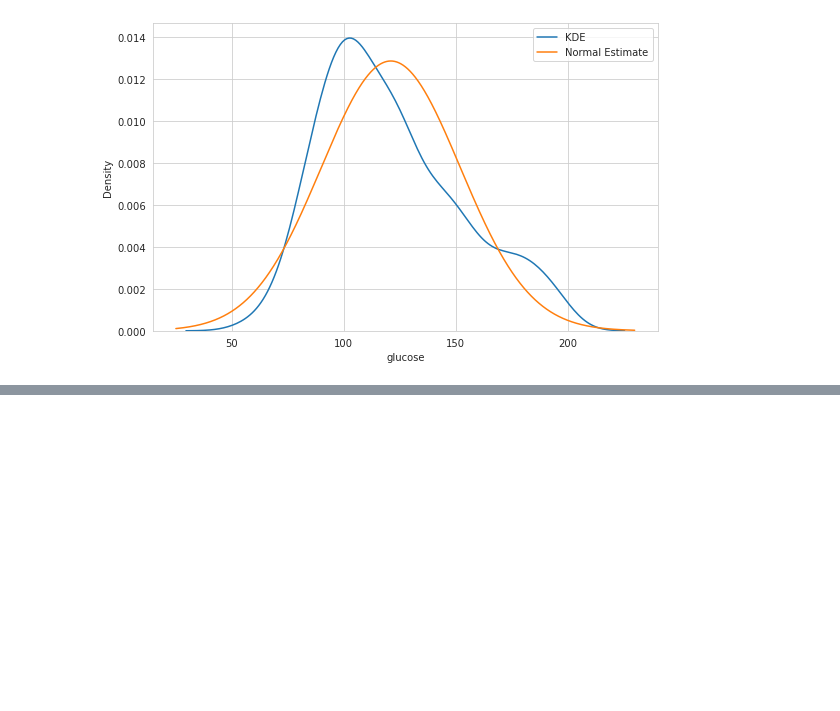
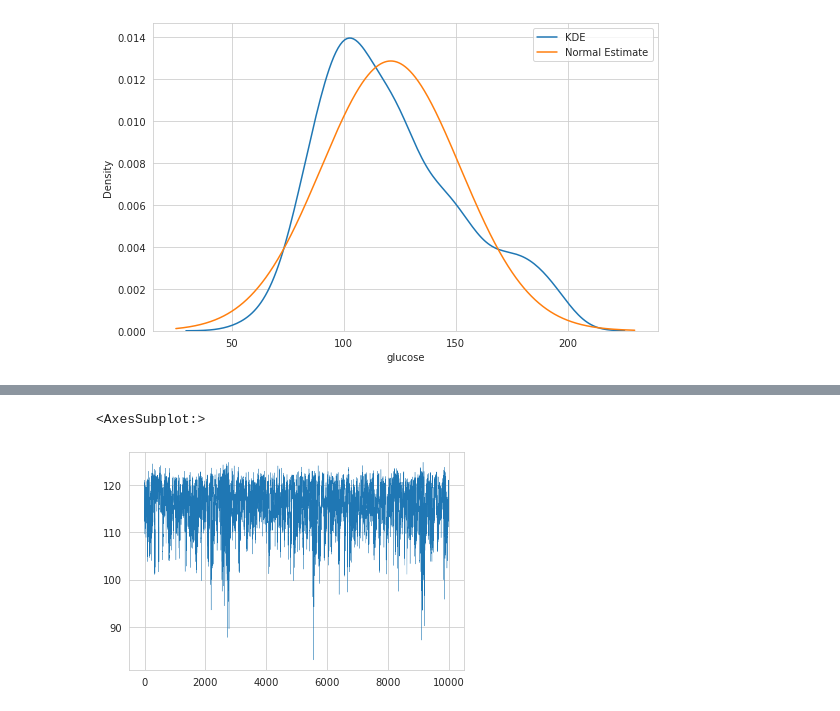
Before and after one commit to WHITSNAK/sta_602, a Jupyter notebook: hw8/hw8.ipynb, the cells around one changed output, grey strips where cells are left out. Cells and saved outputs as stored; diff of their text form; code cells hidden in the pictures; blank space fills up the shorter version.

```diff
--- a/hw8/hw8.ipynb
+++ b/hw8/hw8.ipynb
@@ -24,19 +24,19 @@ fig.show()
 # %% [output]
 [figure]
 # %%
-def semi_normal_prec_post(data, prior_var, prior_sample, mean):
-    n = data.shape[0]
+def semi_normal_prec_post(y, prior_var, prior_sample, mean):
+    n = y.shape[0]
     post_sample = prior_sample + n
-    post_var = 1/post_sample * (prior_var*prior_sample + ((data-mean)**2).sum())
+    post_var = 1/post_sample * (prior_var*prior_sample + ((y-mean)**2).sum())
 
-    return post_sample/2, post_var*post_sample/2
+    return post_sample, post_var
 
-def semi_normal_mean_post(data, prior_mean, prior_var, prec):
-    n = data.shape[0]
+def semi_normal_mean_post(y, prior_mean, prior_var, prec):
+    n = y.shape[0]
     prior_prec = 1 / prior_var
 
     post_prec = prior_prec + n * prec
-    post_mean = (prior_prec/post_prec * prior_mean) + (data.sum()/post_prec * prec)
+    post_mean = (prior_prec * prior_mean + y.sum() * prec) / post_prec
 
     return post_mean, 1/post_prec
 
@@ -48,7 +48,7 @@ N = Y.shape[0]
 
 # prior parameters
 a = b = 1
-θ_mean0, θ_var0 = 120, 1000
+θ_mean0, θ_var0 = 120, 200
 γ_var0, γ_sample0 = 1000, 10
 
 # initization
@@ -56,31 +56,26 @@ n_epochs = 10000
 samples = []
 
 p = 0.5
-X = np.random.binomial(1, p, N) + 1
-N1, N2 = (X==1).sum(), (X==2).sum()
-
 θ1, γ1 = Y.mean(), 1/Y.var()
-θ2, γ2 = Y.mean(), 1/Y.var()
+θ2, γ2 = θ1, γ1
 
 for epoch in range(n_epochs):
-    p = stats.beta(a+N1, b+N2).rvs()
-    Y_p1 = stats.norm(loc=θ1, scale=np.sqrt(1/γ1)).pdf(Y)
-    Y_p2 = stats.norm(loc=θ2, scale=np.sqrt(1/γ2)).pdf(Y)
-
-    p_N = (Y_p1*p) / (Y_p1*p + Y_p2*(1-p))
+    Y_p1 = p * stats.norm(loc=θ1, scale=np.sqrt(1/γ1)).pdf(Y)
+    Y_p2 = (1-p) * stats.norm(loc=θ2, scale=np.sqrt(1/γ2)).pdf(Y)
+    p_N = Y_p1 / (Y_p1 + Y_p2)
     X = np.random.binomial(1, p_N, N) + 1
     N1, N2 = (X==1).sum(), (X==2).sum()
 
+    p = np.random.beta(a+N1, b+N2)
+
     γ1_post_sample, γ1_post_var = semi_normal_prec_post(Y[X==1], γ_var0, γ_sample0, θ1)
+    γ2_post_sample, γ2_post_var = semi_normal_prec_post(Y[X==2], γ_var0, γ_sample0, θ2)
     γ1 = np.random.gamma(γ1_post_sample/2, 1/(γ1_post_var*γ1_post_sample/2))
-
-    γ2_post_sample, γ2_post_var = semi_normal_prec_post(Y[X==2], γ_var0, γ_sample0, θ2)
     γ2 = np.random.gamma(γ2_post_sample/2, 1/(γ2_post_var*γ2_post_sample/2))
 
     θ1_post_mean, θ1_post_var = semi_normal_mean_post(Y[X==1], θ_mean0, θ_var0, γ1)
+    θ2_post_mean, θ2_post_var = semi_normal_mean_post(Y[X==2], θ_mean0, θ_var0, γ2)
     θ1 = np.random.normal(θ1_post_mean, np.sqrt(θ1_post_var))
-
-    θ2_post_mean, θ2_post_var = semi_normal_mean_post(Y[X==2], θ_mean0, θ_var0, γ2)
     θ2 = np.random.normal(θ2_post_mean, np.sqrt(θ2_post_var))
 
     # y posterior
@@ -89,4 +84,6 @@ for epoch in range(n_epochs):
     else:
         y_post = np.random.normal(θ2, np.sqrt(1/γ2))
 
-    samples.append((θ1, θ2, y_post))
+    samples.append((p, θ1, θ2, γ1, γ2, y_post))
+
+S = pd.DataFrame(samples, columns=['p', 'theta_1', 'theta_2', 'gamma_1', 'gamma_2', 'y_post'])
@@ -99,0 +96,5 @@ sns.kdeplot(S[2])
+# %%
+S.apply(lambda x: min(x['theta_1'],x['theta_2']), axis=1).plot(linewidth=0.3)
+# %% [output]
+<AxesSubplot:>
+[figure, added]
```
Also changed, not shown: parts of 4 cells of this notebook.
